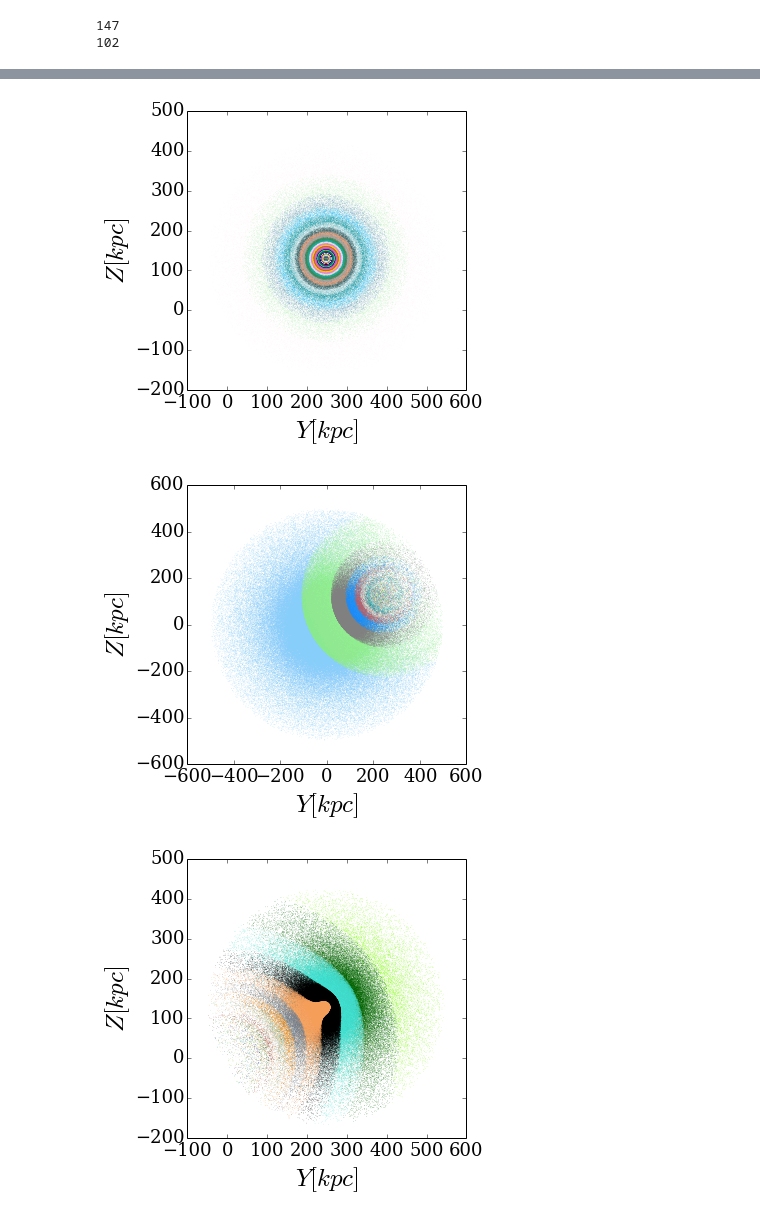
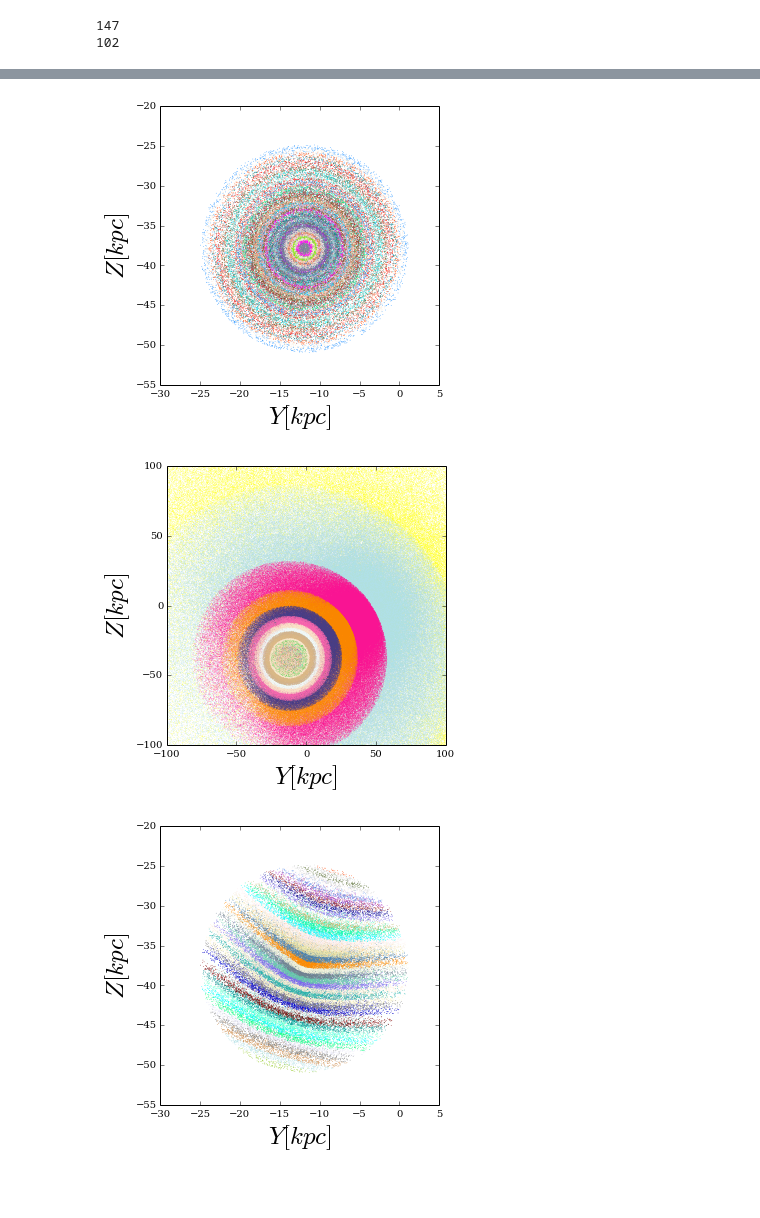
Before and after one commit to jngaravitoc/LMC-MW, a Jupyter notebook: code/SCF/Potential_Masked_LMC-MW.ipynb, the cells around one changed output, grey strips where cells are left out. Cells and saved outputs as stored; diff of their text form; code cells hidden in the pictures; blank space fills up the shorter version.

```diff
--- a/code/SCF/Potential_Masked_LMC-MW.ipynb
+++ b/code/SCF/Potential_Masked_LMC-MW.ipynb
@@ -97,14 +97,14 @@ All_out_M = All_out[:,3]
 All_out_pot = All_out[:,4] * pot_factor.value
 # %%
 LMC_inn_pos = np.array([LMC_inn[:,0], LMC_inn[:,1], LMC_inn[:,2]])
-LMC_inn_pos_cm = np.array([LMC_inn[:,0]-x_lmc_i, LMC_inn[:,1]-y_lmc_i, LMC_inn[:,2]-z_lmc_i])
+LMC_inn_pos_cm = np.array([LMC_inn[:,0]-x_lmc_f, LMC_inn[:,1]-y_lmc_f, LMC_inn[:,2]-z_lmc_f])
 
 LMC_out_pos = np.array([LMC_out[:,0], LMC_out[:,1], LMC_out[:,2]])
 All_out_pos = np.array([All_out[:,0], All_out[:,1], All_out[:,2]])
-All_out_pos_lmccm = np.array([All_out[:,0]-x_lmc_i, All_out[:,1]-y_lmc_i, All_out[:,2]-z_lmc_i])
+All_out_pos_lmccm = np.array([All_out[:,0]-x_lmc_f, All_out[:,1]-y_lmc_f, All_out[:,2]-z_lmc_f])
 
 MW_pos = np.array([MW[:,0], MW[:,1], MW[:,2]])
-MW_pos_lmccm = np.array([MW[:,0]-x_lmc_i, MW[:,1]-y_lmc_i, MW[:,2]-z_lmc_i])
+MW_pos_lmccm = np.array([MW[:,0]-x_lmc_f, MW[:,1]-y_lmc_f, MW[:,2]-z_lmc_f])
 # %%
 figure(figsize=(5,5))
 scatter(LMC_inn_pos_cm[0], LMC_inn_pos_cm[1], s=0.1, c='k')
@@ -144,5 +144,5 @@ ylim(-500, 500)
 #fixed when the LMC particles and MW particles have the same mass in the n-body simulation!
 
 All_out_M = All_out_M.astype(np.double)
-Snlm_All, Tnlm_All, nlms_All = STnlm(np.ascontiguousarray(All_out_pos.T), All_out_M, r_sMW, 10, 0)
-pot_All_All = biff.potential(np.ascontiguousarray(All_out_pos.T), Snlm_All, Tnlm_All, 10, 0, G_c.value, All_out_M[0], r_sMW)
+Snlm_All, Tnlm_All, nlms_All = STnlm(np.ascontiguousarray(All_out_pos.T), All_out_M, r_sMW, 15, 5)
+pot_All_All = biff.potential(np.ascontiguousarray(All_out_pos.T), Snlm_All, Tnlm_All, 15, 5, G_c.value, All_out_M[0], r_sMW)
@@ -194,22 +225,23 @@ savefig('LMC_pot_MWf.png', bbox_inches='tight', dpi=300)
 1.2052821902e-44 1.67136324386e-44
 [figure]
 # %%
+# all particles!
 All_all_pos_x = np.concatenate([All_out_pos[0], LMC_inn_pos[0]])
 All_all_pos_y = np.concatenate([All_out_pos[1], LMC_inn_pos[1]])
 All_all_pos_z = np.concatenate([All_out_pos[2], LMC_inn_pos[2]])
+All_all_pot = np.concatenate([pot_All_All, pot_All_LMC])
 
-All_all_pot = np.concatenate([pot_All_All, pot_All_LMC])
 
 index_cut = np.where(np.sqrt(All_all_pos_x**2.0 + All_all_pos_y**2.0 + All_all_pos_z**2.0) < 500)[0]
 
 All_posx = All_all_pos_x[index_cut]
 All_posy = All_all_pos_y[index_cut]
 All_posz = All_all_pos_z[index_cut]
+pot_All_All_cut = All_all_pot[index_cut]
 
-index_cut3 = np.where(np.sqrt(All_out_pos[0]**2 + All_out_pos[1]**2.0 + All_out_pos[2]**2.0) < 500)[0]
-print(len(index_cut3))
-print(len(All_out_pos[0]))
-pot_All_All_cut = pot_All_All[index_cut3]
+##index_cut3 = np.where(np.sqrt(All_out_pos[0]**2 + All_out_pos[1]**2.0 + All_out_pos[2]**2.0) < 500)[0]
+#print(len(index_cut3))
+#print(len(All_out_pos[0]))
 
-print(len(pot_All_All_cut))
+#print(len(pot_All_All_cut))
 # %% [output]
@@ -235,18 +268,20 @@ print(np.random.randint(147))
 102
 # %%
 #print(min(np.abs(All_all_pot[index_cut])), max(np.abs(All_all_pot[index_cut])))
-pot_cuts_all = np.linspace(min(np.abs(All_all_pot[index_cut])), max(np.abs(All_all_pot[index_cut])), 40)
+pot_cuts_all = np.linspace(min(np.abs(pot_All_All_cut)), max(np.abs(pot_All_All_cut)), 40)
 
 #print(pot_cuts)
 figure(figsize=(5,5))
 for i in range(1,40):
-    index_c = np.where((np.abs(All_all_pot[index_cut])<pot_cuts_all[i]) &
-                       (np.abs(All_all_pot[index_cut])>pot_cuts_all[i-1]))[0]
+    index_c = np.where((np.abs(pot_All_All_cut)<pot_cuts_all[i]) &
+                       (np.abs(pot_All_All_cut)>pot_cuts_all[i-1]))[0]
     #print(len(index_c))
     plt.scatter(All_posy[index_c], All_posz[index_c],
                 c=colors[np.random.randint(147)], edgecolors='none', s=0.1)
 
 xlabel('$Y[kpc]$', fontsize=25)
 ylabel('$Z[kpc]$', fontsize=25)
+xlim(-100, 100)
+ylim(-100, 100)
 savefig('All_pot_MWf.png', bbox_inches='tight')
 # %% [output]
@@ -264,18 +299,18 @@ pot_LMC_All = biff.potential(np.ascontiguousarray(All_out_pos_lmccm.T), Snlm_LMC
 # %%
 pot_cuts_lmc = np.linspace(min(np.abs(pot_LMC_LMC)), max(np.abs(pot_LMC_LMC)), 40)
 
 #print(pot_cuts)
 figure(figsize=(5,5))
 for i in range(1,40):
     index_c = np.where((np.abs(pot_LMC_LMC)<pot_cuts_lmc[i]) &
                        (np.abs(pot_LMC_LMC)>pot_cuts_lmc[i-1]))[0]
     #print(len(index_c))
     plt.scatter(LMC_inn_pos[1,index_c], LMC_inn_pos[2,index_c],
-               c=colors[np.random.randint(147)], edgecolors='none', s=0.1)
+               c=colors[np.random.randint(147)], edgecolors='none', s=0.5)
 
 xlabel('$Y[kpc]$', fontsize=25)
 ylabel('$Z[kpc]$', fontsize=25)
 savefig('LMC_pot_LMCf.png', bbox_inches='tight')
 # %% [output]
-[figure, old version]
+[figure, new version]
 # %%
@@ -299,9 +333,11 @@ for i in range(1,20):
 
 xlabel('$Y[kpc]$', fontsize=25)
 ylabel('$Z[kpc]$', fontsize=25)
-savefig('LMC_pot_All.png', bbox_inches='tight')
+xlim(-100,100)
+ylim(-100,100)
+savefig('LMC_pot_Allf.png', bbox_inches='tight')
 # %% [output]
-[figure, old version]
+[figure, new version]
 # %%
 # Total potential!!
 
@@ -320,18 +356,18 @@ pot_lmc = np.linspace(min(np.abs(LMC_inn_pot_t)), max(np.abs(LMC_inn_pot_t)), 40
 
 #print(pot_cuts)
 figure(figsize=(5,5))
-for i in range(1,20):
+for i in range(1,40):
     index_c = np.where((np.abs(LMC_inn_pot_t)<pot_lmc[i]) &
                        (np.abs(LMC_inn_pot_t)>pot_lmc[i-1]))[0]
     #print(len(index_c))
     plt.scatter(LMC_inn_pos[1,index_c], LMC_inn_pos[2,index_c],
-               c=colors[np.random.randint(147)], edgecolors='none', s=0.2)
+               c=colors[np.random.randint(147)], edgecolors='none', s=0.5)
 
 xlabel('$Y[kpc]$', fontsize=25)
 ylabel('$Z[kpc]$', fontsize=25)
-savefig('pot_LMC.png', bbox_inches='tight')
+savefig('pot_LMCf.png', bbox_inches='tight')
 # %% [output]
-[figure, old version]
+[figure, new version]
 # %%
 pot_all_out = np.linspace(min(np.abs(MW_pot_t)), max(np.abs(MW_pot_t)), 30)
 
```
Also changed, not shown: parts of 7 cells of this notebook.
